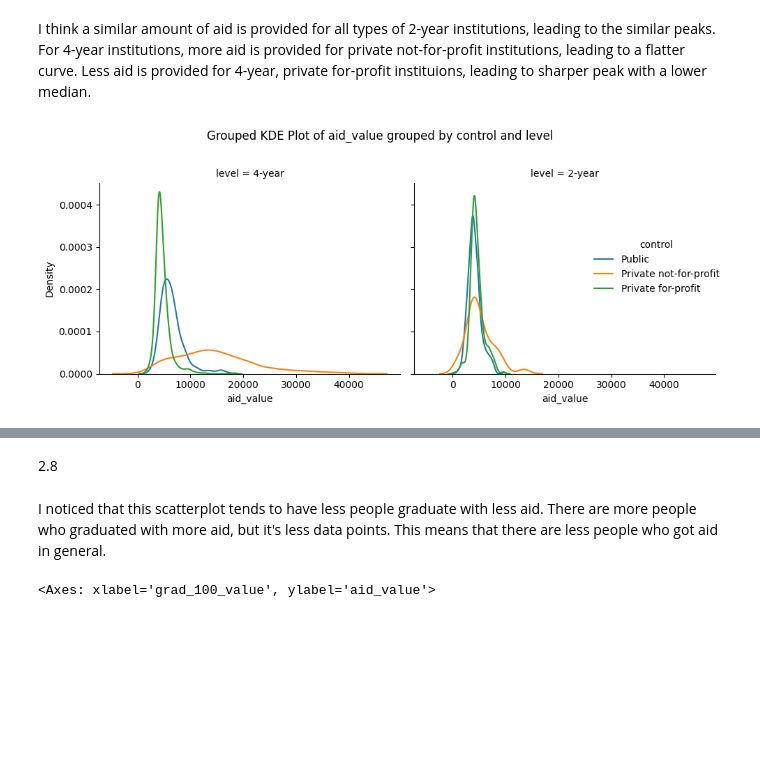
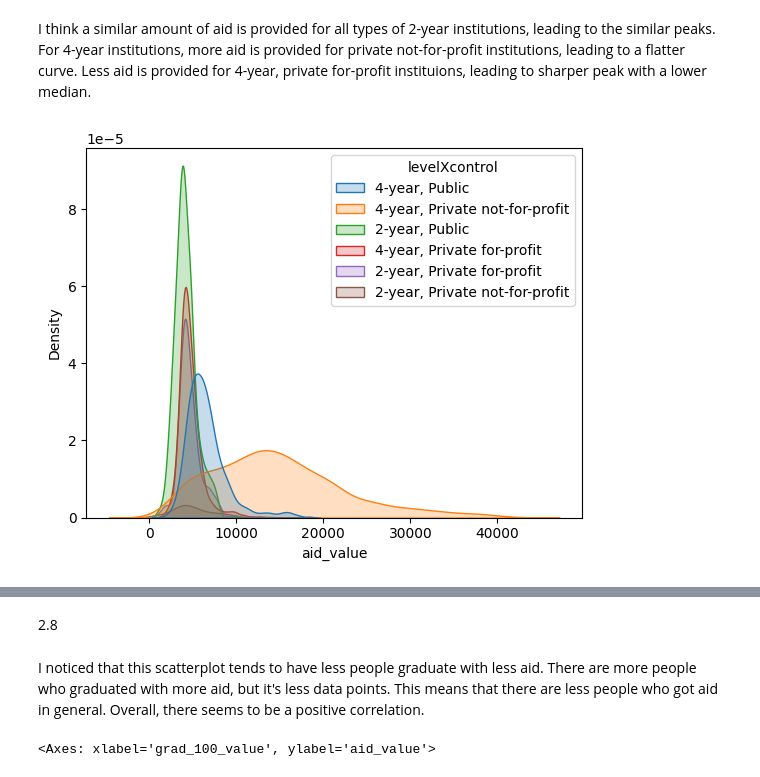
Before and after one commit to mchen899923/visualization_assignment, a Jupyter notebook: assignment.ipynb, the cells around one changed output, grey strips where cells are left out. Drawn from its saved outputs; the diff is of its cells as text; code cells hidden in the pictures; blank space fills up the shorter version.

```diff
--- a/assignment.ipynb
+++ b/assignment.ipynb
@@ -238,20 +232,11 @@ sns.kdeplot(data = college_completion_df, x = var, hue = conditioning, common_no
 2.7
 # %% [markdown]
 I think a similar amount of aid is provided for all types of 2-year institutions, leading to the similar peaks. For 4-year institutions, more aid is provided for private not-for-profit institutions, leading to a flatter curve. Less aid is provided for 4-year, private for-profit instituions, leading to sharper peak with a lower median.
-# %%
-conditioning = "control"
-conditioning_2 = "level"
-var = "aid_value"
-
-#use FacetGrid to create grouped plots by control and level
-g = sns.FacetGrid(college_completion_df, col = conditioning_2, hue = conditioning, height = 4, aspect = 1)
-g.map(sns.kdeplot, var, common_norm = False)
-g.fig.suptitle(f"Grouped KDE Plot of {var} grouped by {conditioning} and {conditioning_2}", y = 1.02) #add a title to the figure
-g.add_legend(title = conditioning) #add a legend
-plt.tight_layout() #adjust layout to prevent overlap
-plt.show() #display the plot
-# %% [output]
-[figure, removed]
+# %%
+sns.kdeplot(data = college_completion_df, x = "aid_value", hue = "levelXcontrol", fill = True) #generates aid_value grouped by levelxcontrol
+plt.show()
+# %% [output]
+[figure, added]
 # %%
 statistical_descriptions = college_completion_df.groupby(["level", "control"])["aid_value"].describe() #description of aid_value grouped by level and control
 statistical_descriptions
@@ -267,5 +252,5 @@ statistical_descriptions
 # %% [markdown]
 2.8
 # %% [markdown]
-I noticed that this scatterplot tends to have less people graduate with less aid. There are more people who graduated with more aid, but it's less data points. This means that there are less people who got aid in general.
+I noticed that this scatterplot tends to have less people graduate with less aid. There are more people who graduated with more aid, but it's less data points. This means that there are less people who got aid in general. Overall, there seems to be a positive correlation.
 # %%
```
Also changed, not shown: parts of 9 cells of this notebook.
